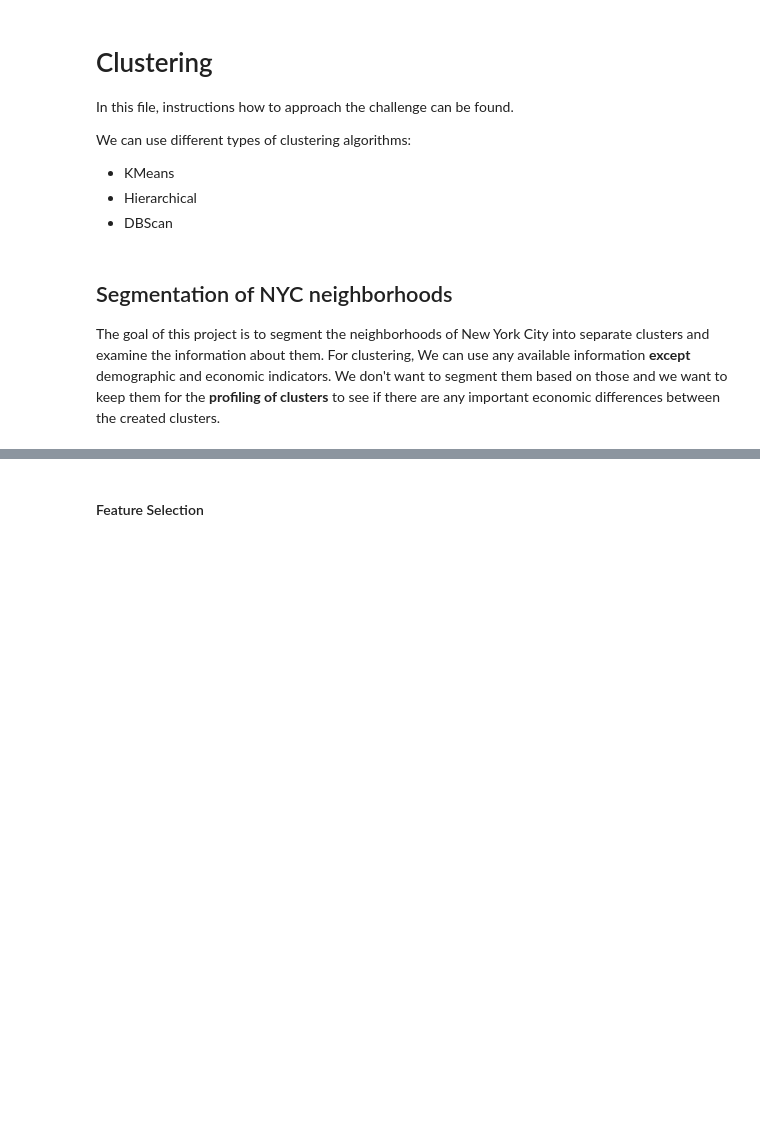
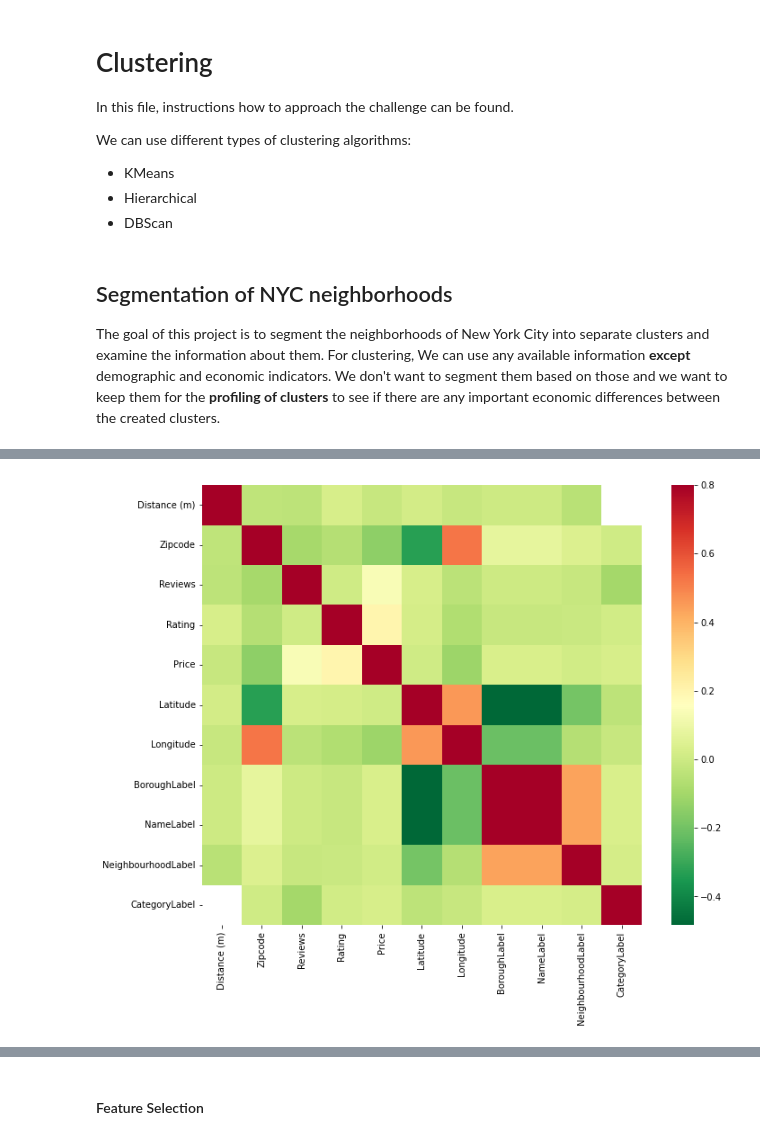
Before and after one commit to annleystanley/Midterm-Project, a Jupyter notebook: modeling.ipynb, the cells around one changed output, grey strips where cells are left out. Drawn from its saved outputs; the diff is of its cells as text; code cells hidden in the pictures; blank space fills up the shorter version.

```diff
--- a/modeling.ipynb
+++ b/modeling.ipynb
@@ -50,0 +36,4 @@ poi
+# %%
+# Load dataset
+df = pd.read_csv('clean_data/merged_pois_cleaned.csv')
+# df = df[['Zipcode','Reviews','Rating','Price','Borough']]
@@ -50,0 +42,26 @@ poi
+# %%
+# Numerical encoding of all categorical (nominal) variables
+from sklearn.preprocessing import LabelEncoder
+
+# Set variable to label encoder class
+gle = LabelEncoder()
+
+# Encode Boroughs feature
+Borough_labels = gle.fit_transform(df['Borough'])
+Borough_mappings = {index: label for index, label in enumerate(gle.classes_)}
+df['BoroughLabel'] = Borough_labels
+
+# Encode Name feature
+Name_labels = gle.fit_transform(df['Name'])
+Name_mappings = {index: label for index, label in enumerate(gle.classes_)}
+df['NameLabel'] = Borough_labels
+
+# Encode Neighbourhood feature
+Neighbourhood_labels = gle.fit_transform(df['Neighbourhood'])
+Neighbourhood_mappings = {index: label for index, label in enumerate(gle.classes_)}
+df['NeighbourhoodLabel'] = Neighbourhood_labels
+
+# Encode Category feature
+Category_labels = gle.fit_transform(df['Category'])
+Category_mappings = {index: label for index, label in enumerate(gle.classes_)}
+df['CategoryLabel'] = Category_labels
@@ -50,0 +77,6 @@ poi
+# %%
+cormat = df.corr()
+f, ax = plt.subplots(figsize=(12,9))
+sns.heatmap(cormat, vmax=.8, square=True, cmap="RdYlGn_r");
+# %% [output]
+[figure, added]
```
Also changed, not shown: parts of 16 cells of this notebook, 5 other files.
